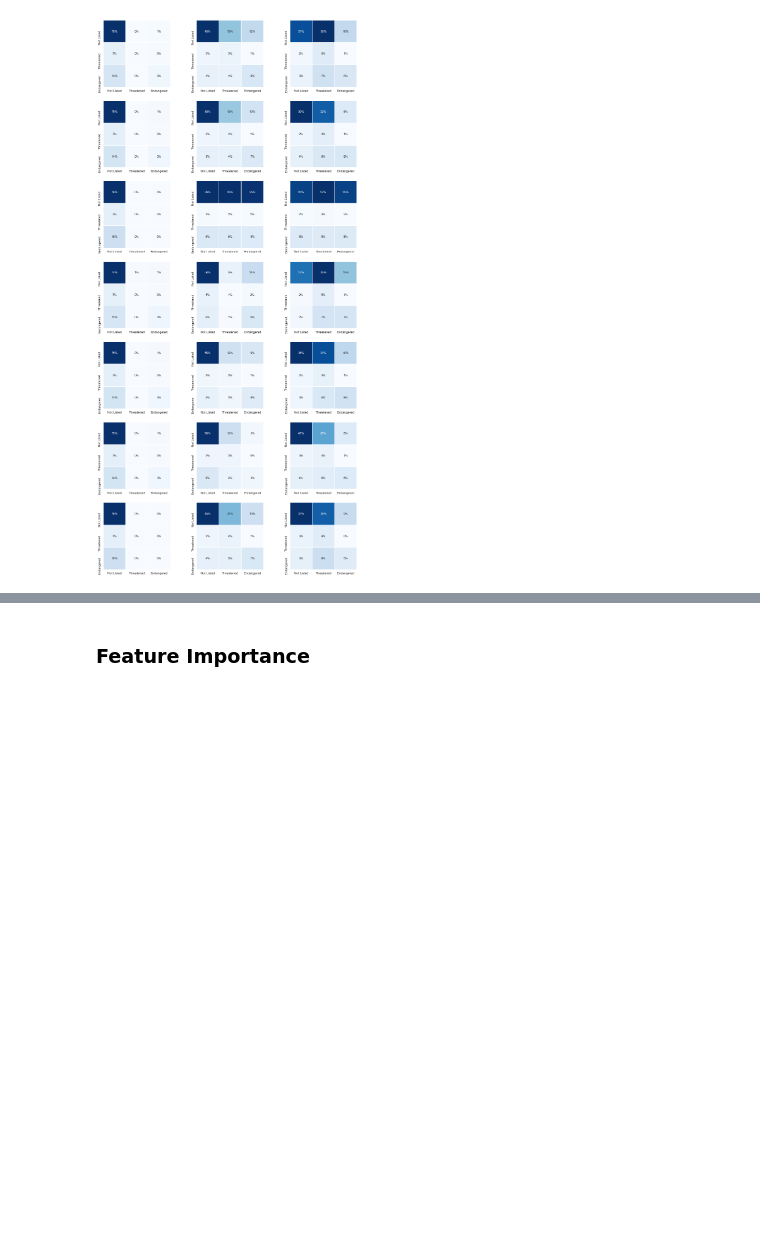
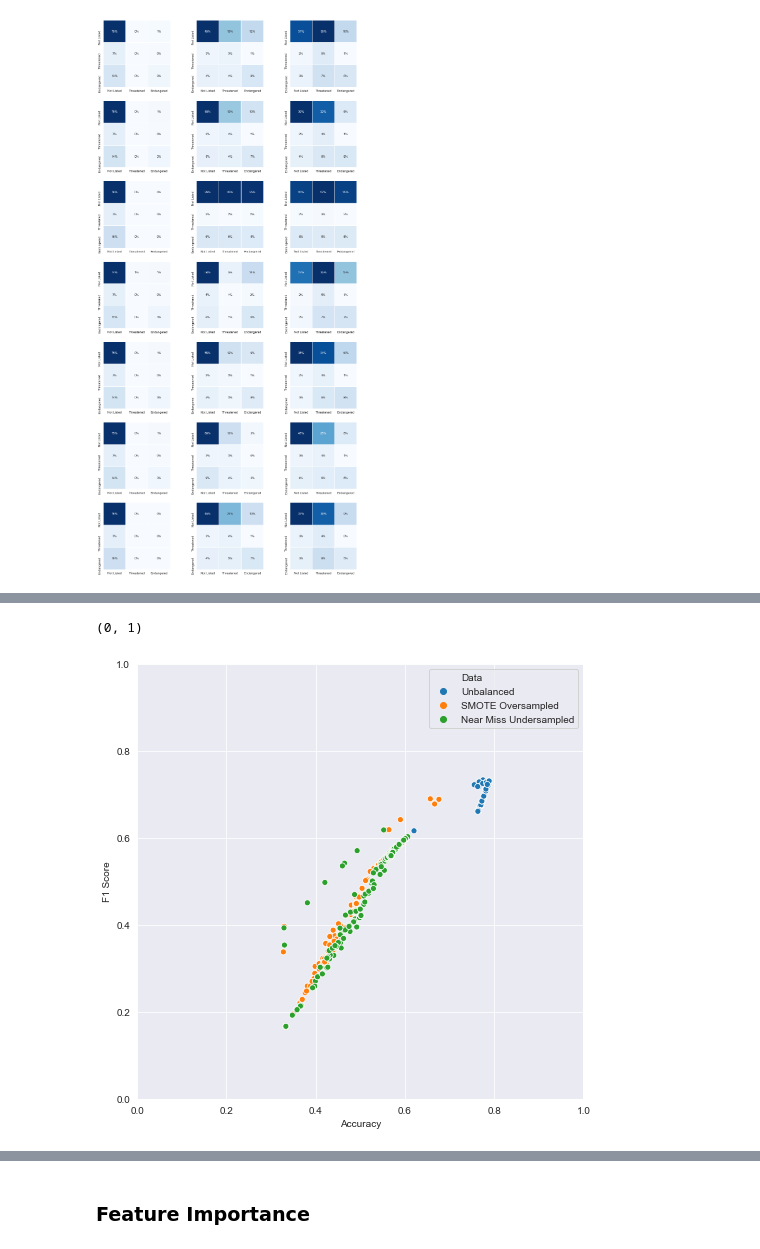
Before and after one commit to acdick/endangered_species_classification, a Jupyter notebook: Source/07_Interpretation.ipynb, the cells around one changed output, grey strips where cells are left out. Drawn from its saved outputs; the diff is of its cells as text; code cells hidden in the pictures; blank space fills up the shorter version.

Commit message:
added pareto chart of metrics

```diff
--- a/Source/07_Interpretation.ipynb
+++ b/Source/07_Interpretation.ipynb
@@ -10,6 +10,10 @@ import plotly.plotly as py
 import plotly.graph_objs as go
 import pickle
 
+import matplotlib.pyplot as plt
+import seaborn           as sns
+sns.set_style("darkgrid")
+
 plotly.tools.set_credentials_file(username=plotly_id, api_key=plotly_key)
 # %% [markdown]
 ### Load Estimators
@@ -86,0 +93,4 @@ cm, axes = clf.plot_confusion_matrices(confusion_matrices, list(y_labels[0]))
+# %%
+# all models
+all_models = pd.concat([unbalanced, balanced_smote, balanced_under], ignore_index=True)
+all_models.sort_values(by=['F1 Score','Accuracy'], ascending=False).head()
@@ -86,0 +131,9 @@ cm, axes = clf.plot_confusion_matrices(confusion_matrices, list(y_labels[0]))
+# %%
+# pareto chart of classifier performance metrics
+fig, az = plt.subplots(figsize=(8,8))
+sns.scatterplot(x="Accuracy", y="F1 Score", hue='Data', data=all_models)
+az.set_xlim(0,1)
+az.set_ylim(0,1)
+# %% [output]
+(0, 1)
+[figure, added]
```
Also changed, not shown: parts of 9 cells of this notebook.
